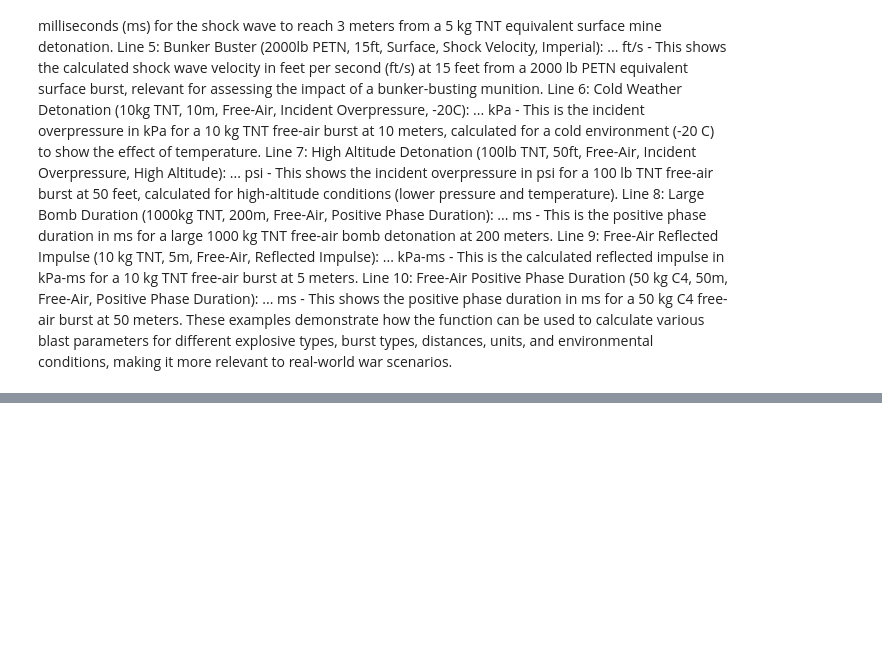
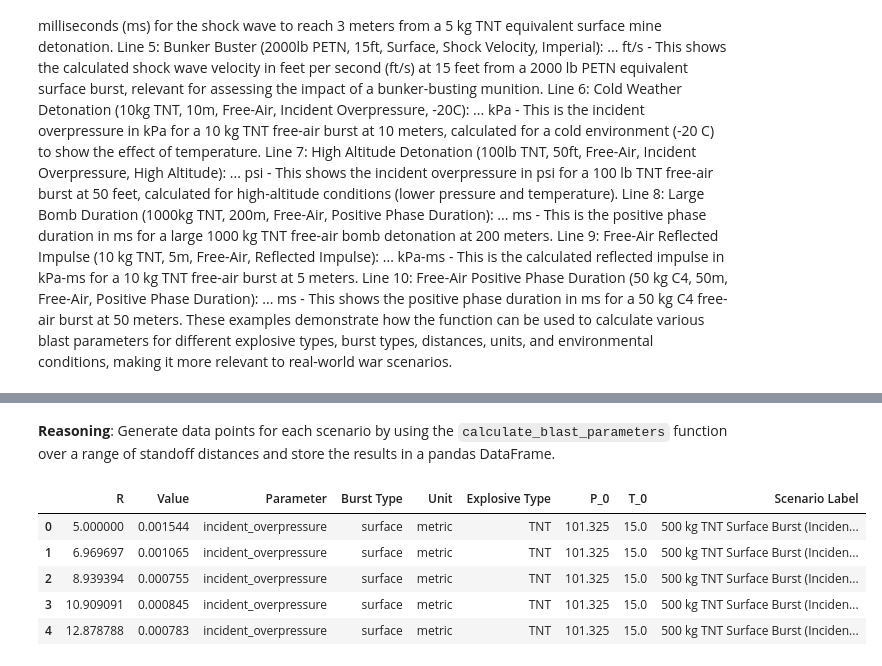
Before and after one commit to lynnfdsouza/CUAS21, a Jupyter notebook: Blast_parameters_math.ipynb, the cells around one changed output, grey strips where cells are left out. Saved outputs shown, nothing was run; the diff lists cells and outputs as text; code cells hidden in the pictures; blank space fills up the shorter version.

```diff
--- a/Blast_parameters_math.ipynb
+++ b/Blast_parameters_math.ipynb
@@ -4263,0 +4356,69 @@ These examples demonstrate how the function can be used to calculate various bla
+# %% [markdown]
+**Reasoning**:
+Generate data points for each scenario by using the `calculate_blast_parameters` function over a range of standoff distances and store the results in a pandas DataFrame.
+# %%
+import pandas as pd
+import numpy as np
+
+# Define a range of standoff distances (R)
+# Adjust the range and number of points based on the scenarios to cover relevant Z values.
+# For metric units, a range up to a few hundred meters might be relevant.
+# For imperial units, convert the metric range or define a suitable imperial range.
+r_distances_metric = np.linspace(5, 200, 100) # 5m to 200m
+r_distances_imperial = np.linspace(10, 650, 100) # Approx 10ft to 650ft
+
+# Create an empty list to store the results
+results_list = []
+
+# Iterate through each scenario
+for scenario in scenarios:
+    W = scenario['W']
+    explosive_type = scenario.get('explosive_type', 'TNT')
+    burst_type = scenario['burst_type']
+    parameter = scenario['parameter']
+    unit = scenario['unit']
+    P_0 = scenario.get('P_0', 101.325)
+    T_0 = scenario.get('T_0', 15.0)
+    label = scenario['label']
+
+    # Determine the appropriate distance range based on the unit
+    if unit == 'metric':
+        r_distances = r_distances_metric
+    else: # unit == 'imperial'
+        r_distances = r_distances_imperial
+
+    # Iterate through the defined range of standoff distances
+    for R in r_distances:
+        try:
+            # Call the calculate_blast_parameters function
+            value = calculate_blast_parameters(W, R, parameter, burst_type, unit, explosive_type, P_0, T_0)
+
+            # Store the results in a dictionary
+            results_list.append({
+                'R': R,
+                'Value': value,
+                'Parameter': parameter,
+                'Burst Type': burst_type,
+                'Unit': unit,
+                'Explosive Type': explosive_type,
+                'P_0': P_0,
+                'T_0': T_0,
+                'Scenario Label': label
+            })
+        except ValueError as e:
+            # Handle cases where the scaled distance is out of range for the current R
+            # print(f"Skipping R={R} for scenario '{label}' due to error: {e}")
+            pass # Silently skip out-of-range values for plotting purposes
+
+# Convert the results list into a pandas DataFrame
+df_results = pd.DataFrame(results_list)
+
+# Display the head of the DataFrame
+display(df_results.head())
+# %% [output]
+|  | R | Value | Parameter | Burst Type | Unit | Explosive Type | P_0 | T_0 | Scenario Label |
+| 0 | 5.000000 | 0.001544 | incident_overpressure | surface | metric | TNT | 101.325 | 15.0 | 500 kg TNT Surface Burst (Inciden... |
+| 1 | 6.969697 | 0.001065 | incident_overpressure | surface | metric | TNT | 101.325 | 15.0 | 500 kg TNT Surface Burst (Inciden... |
+| 2 | 8.939394 | 0.000755 | incident_overpressure | surface | metric | TNT | 101.325 | 15.0 | 500 kg TNT Surface Burst (Inciden... |
+| 3 | 10.909091 | 0.000845 | incident_overpressure | surface | metric | TNT | 101.325 | 15.0 | 500 kg TNT Surface Burst (Inciden... |
+| 4 | 12.878788 | 0.000783 | incident_overpressure | surface | metric | TNT | 101.325 | 15.0 | 500 kg TNT Surface Burst (Inciden... |
```
Also changed, not shown: parts of 15 cells of this notebook.
